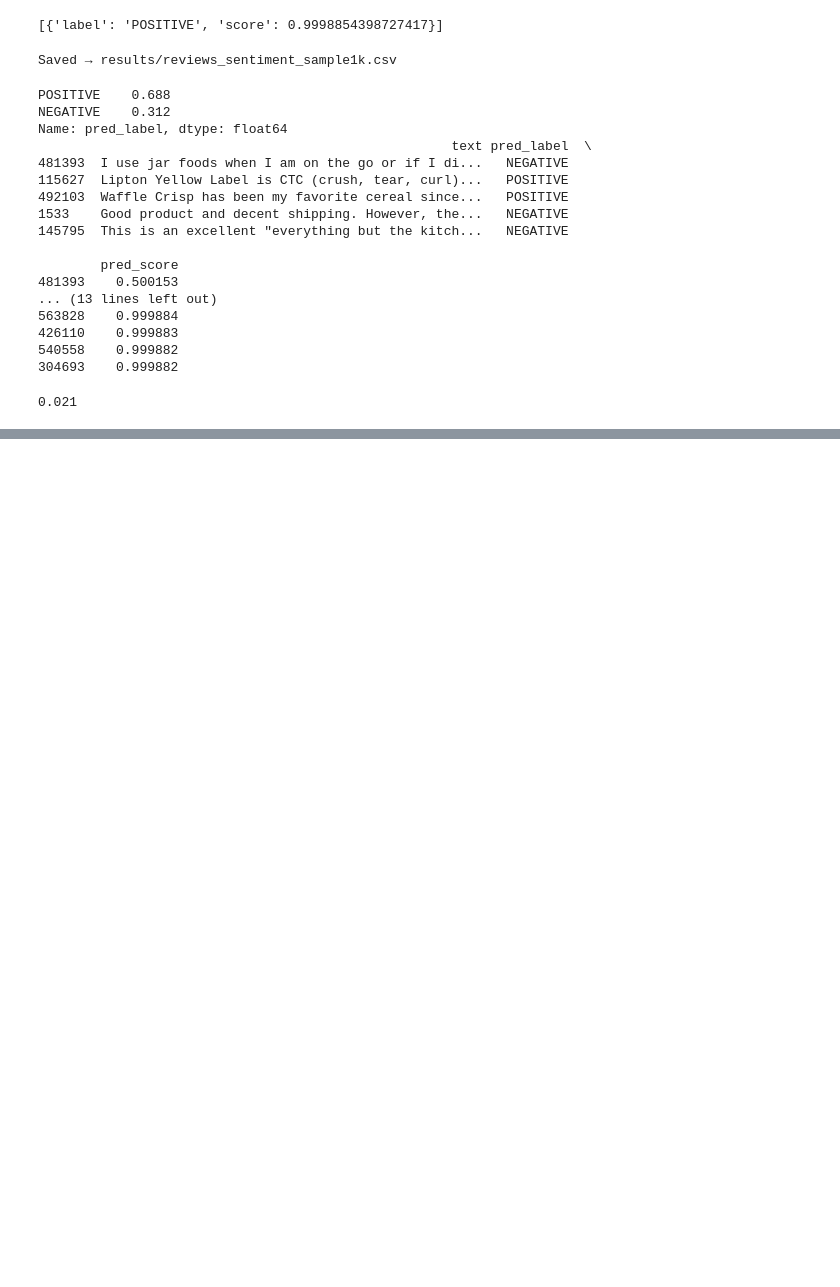
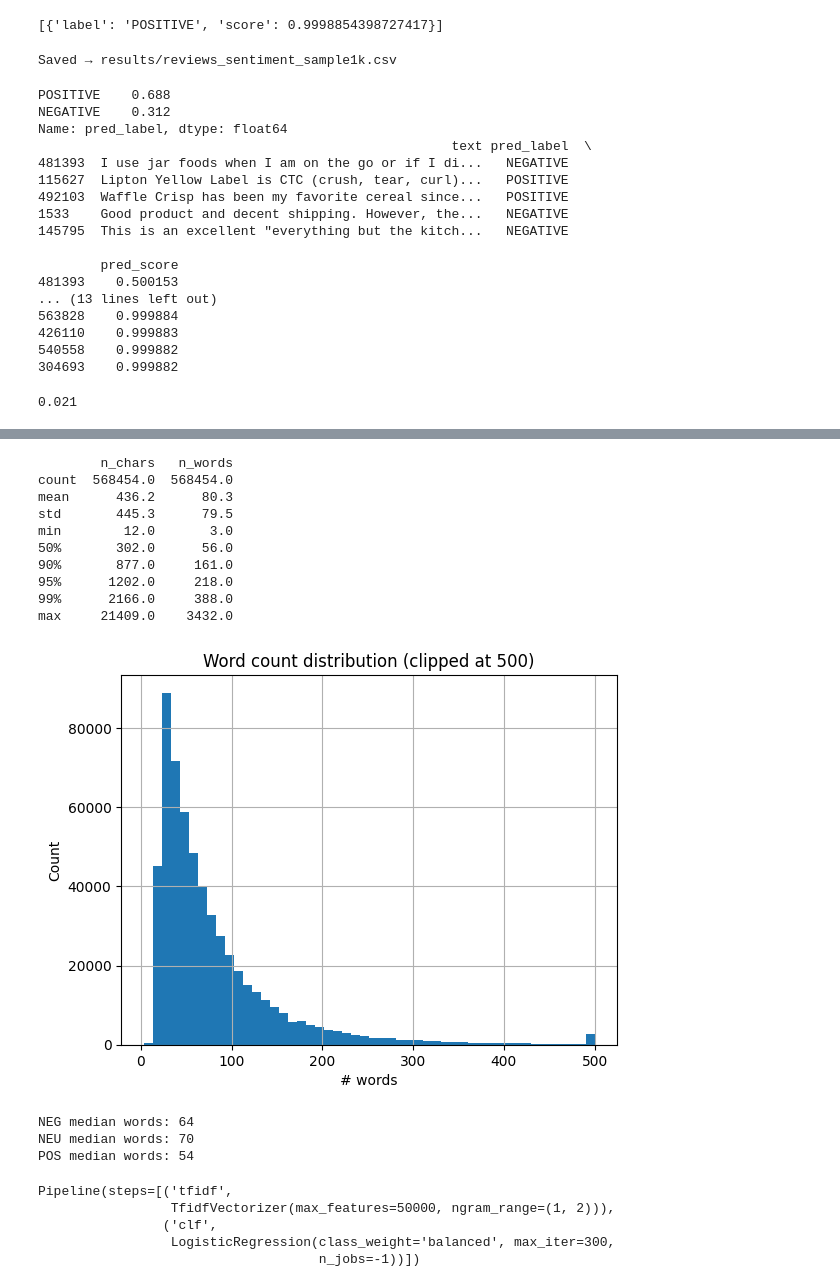
Before and after one commit to HamidAbdul1996/sentiment-analyser, a Jupyter notebook: notebooks/01_eda.ipynb, the cells around one changed output, grey strips where cells are left out. Saved outputs shown, nothing was run; the diff lists cells and outputs as text; code cells hidden in the pictures; blank space fills up the shorter version.

```diff
--- a/notebooks/01_eda.ipynb
+++ b/notebooks/01_eda.ipynb
@@ -64,0 +135,32 @@ sample["uncertain"].mean()  # share of low-confidence rows
+# %%
+df["n_chars"] = df["text"].str.len()
+df["n_words"] = df["text"].str.split().apply(len)
+
+print(df[["n_chars","n_words"]].describe(percentiles=[.5,.9,.95,.99]).round(1))
+
+plt.figure()
+df["n_words"].clip(upper=500).hist(bins=50)   # clip to tidy very long tails
+plt.title("Word count distribution (clipped at 500)")
+plt.xlabel("# words")
+plt.ylabel("Count")
+plt.show()
+
+# By class (quick glance)
+for k,v in label2name.items():
+    sub = df[df["label"]==k]["n_words"].clip(upper=500)
+    print(v, "median words:", int(sub.median()))
+# %% [output]
+        n_chars   n_words
+count  568454.0  568454.0
+mean      436.2      80.3
+std       445.3      79.5
+min        12.0       3.0
+50%       302.0      56.0
+90%       877.0     161.0
+95%      1202.0     218.0
+99%      2166.0     388.0
+max     21409.0    3432.0
+[figure, added]
+NEG median words: 64
+NEU median words: 70
+POS median words: 54
@@ -64,0 +175,13 @@ sample["uncertain"].mean()  # share of low-confidence rows
+# %%
+# 5) Baseline pipeline
+pipe = Pipeline([
+    ("tfidf", TfidfVectorizer(max_features=50000, ngram_range=(1,2))),
+    ("clf", LogisticRegression(max_iter=300, class_weight="balanced", n_jobs=-1))
+])
+pipe.fit(X_train, y_train)
+# %% [output]
+Pipeline(steps=[('tfidf',
+                 TfidfVectorizer(max_features=50000, ngram_range=(1, 2))),
+                ('clf',
+                 LogisticRegression(class_weight='balanced', max_iter=300,
+                                    n_jobs=-1))])
```
Also changed, not shown: parts of 12 cells of this notebook.
